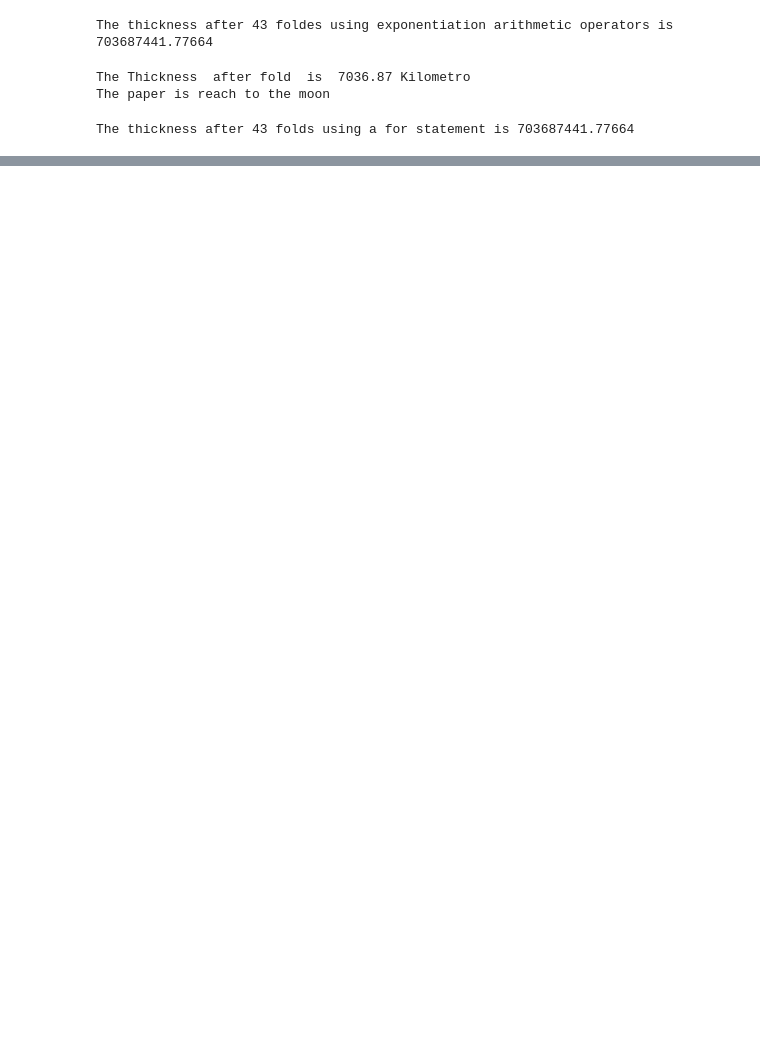
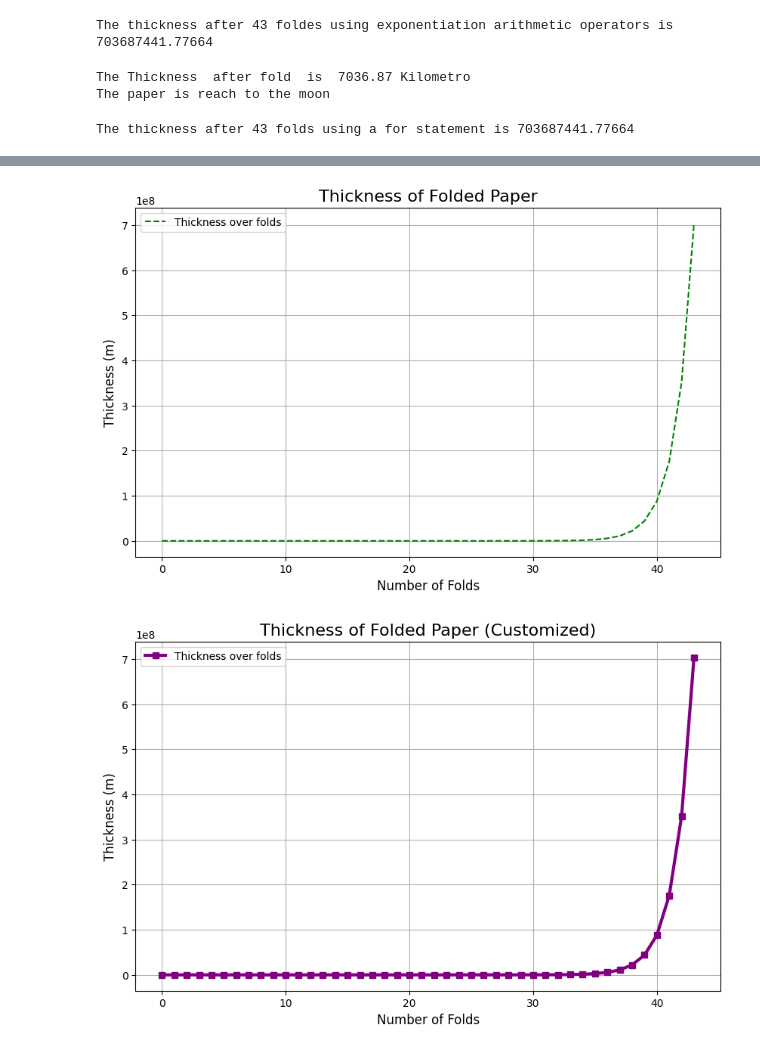
Before and after one commit to Cindy-eng/Cindy-eng, a Jupyter notebook: PaperFolding.ipynb, the cells around one changed output, grey strips where cells are left out. Drawn from its saved outputs; the diff is of its cells as text; code cells hidden in the pictures; blank space fills up the shorter version.

```diff
--- a/PaperFolding.ipynb
+++ b/PaperFolding.ipynb
@@ -39,0 +103,34 @@ The thickness after 43 folds using a for statement is 703687441.77664
+# %%
+#[Problem 7] Customizing graphs
+
+plt.figure(figsize=(10, 6))
+plt.plot(range(len(fold_list)), fold_list, linestyle="--", color="green", label="Thickness over folds")
+plt.title("Thickness of Folded Paper", fontsize=16)
+plt.xlabel("Number of Folds", fontsize=12)
+plt.ylabel("Thickness (m)", fontsize=12)
+plt.grid()
+plt.legend()
+plt.show()
+
+plt.figure(figsize=(10, 6))
+plt.plot(range(len(fold_list)), fold_list, color="purple", linewidth=3, marker="s", label="Thickness over folds")
+plt.title("Thickness of Folded Paper (Customized)", fontsize=16)
+plt.xlabel("Number of Folds", fontsize=12)
+plt.ylabel("Thickness (m)", fontsize=12)
+plt.grid()
+plt.legend()
+plt.show()
+
+plt.figure(figsize=(10, 6))
+plt.plot(range(len(fold_list)), fold_list, color="orange", label="Thickness over folds")
+plt.title("Thickness of Folded Paper (Log Scale)", fontsize=16)
+plt.xlabel("Number of Folds", fontsize=12)
+plt.ylabel("Thickness (m)", fontsize=12)
+plt.yscale("log")  # Use logarithmic scale for better visualization of exponential growth
+plt.tick_params(labelsize=12)  # Increase axis font size
+plt.grid()
+plt.legend()
+plt.show()
+# %% [output]
+[figure, added]
+[figure, added]
```
Also changed, not shown: parts of 8 cells of this notebook.
